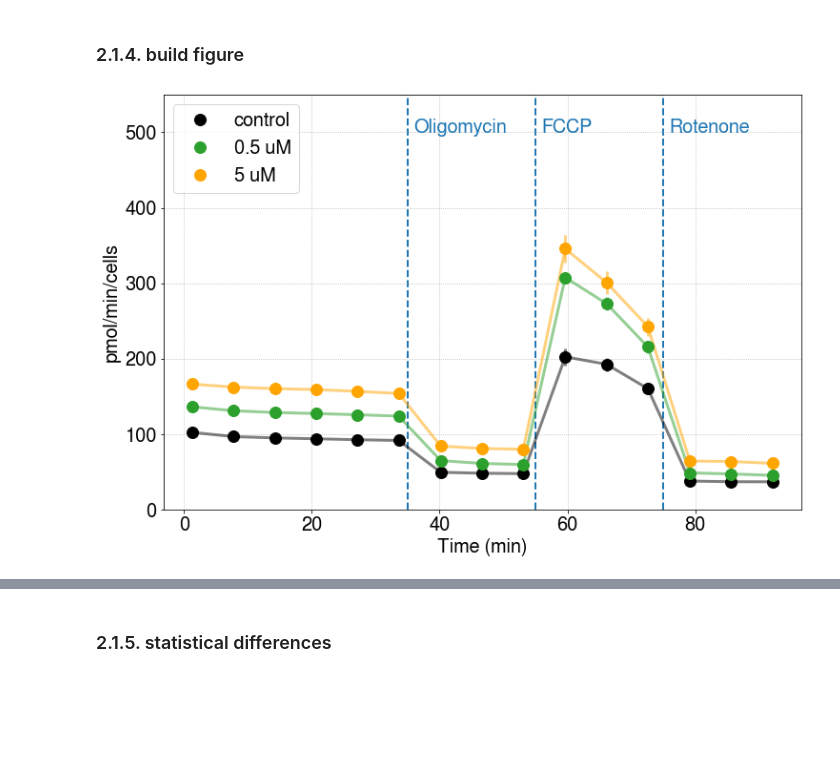
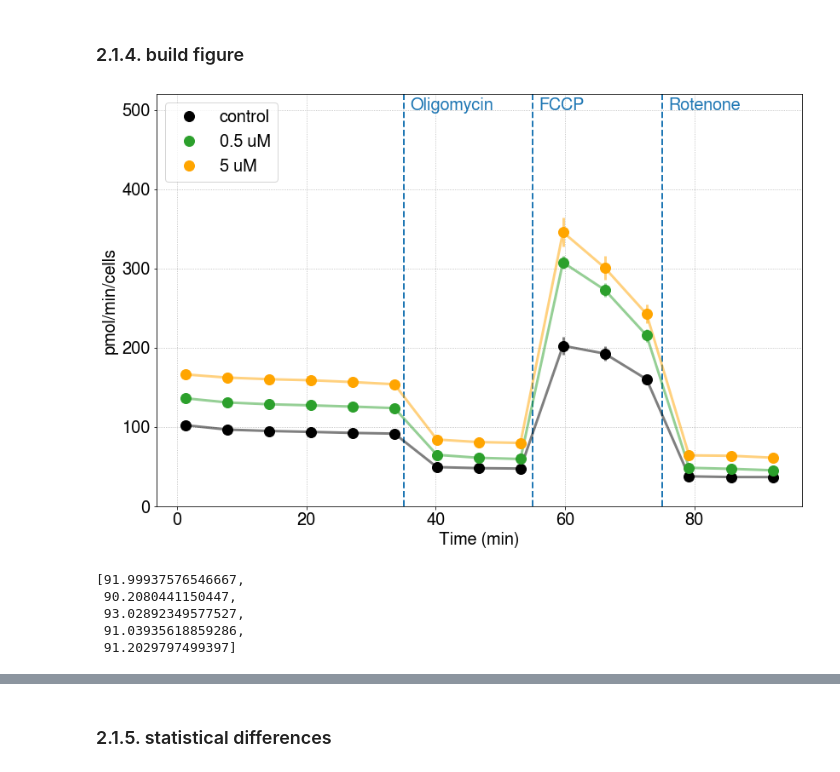
Before and after one commit to adelomana/HUVECs, a Jupyter notebook: Figure.2.seahorse/seahorse plotter v001.ipynb, the cells around one changed output, grey strips where cells are left out. Drawn from its saved outputs; the diff is of its cells as text; code cells hidden in the pictures; blank space fills up the shorter version.

```diff
--- a/Figure.2.seahorse/seahorse plotter v001.ipynb
+++ b/Figure.2.seahorse/seahorse plotter v001.ipynb
@@ -265,34 +268,44 @@ mean = normalized_black.mean(axis=1)
 std = normalized_black.std(axis=1)
 matplotlib.pyplot.errorbar(timepoints, mean, std, lw=3, color='black', alpha=1/2)
 matplotlib.pyplot.plot(timepoints, mean, 'o', color='black', ms=12, label='control', zorder=999)
 
 mean = normalized_green.mean(axis=1)
 std = normalized_green.std(axis=1)
 matplotlib.pyplot.errorbar(timepoints, mean, std, lw=3, color='#2CA02C', alpha=1/2)
 matplotlib.pyplot.plot(timepoints, mean, 'o', color='#2CA02C', ms=12, label='0.5 uM', zorder=999)
 
 mean = normalized_orange.mean(axis=1)
 std = normalized_orange.std(axis=1)
 matplotlib.pyplot.errorbar(timepoints, mean, std, lw=3, color='#FFA500', alpha=1/2)
 matplotlib.pyplot.plot(timepoints, mean, 'o', color='#FFA500', ms=12, label='5 uM', zorder=999)
 
 matplotlib.pyplot.grid(ls=':')
 
 matplotlib.pyplot.axvline(x=35, ls='--', lw=2, color='tab:blue', zorder=1)
 matplotlib.pyplot.axvline(x=55, ls='--', lw=2, color='tab:blue', zorder=1)
 matplotlib.pyplot.axvline(x=75, ls='--', lw=2, color='tab:blue', zorder=1)
 
 matplotlib.pyplot.text(36, 500, 'Oligomycin', color='tab:blue')
 matplotlib.pyplot.text(56, 500, 'FCCP', color='tab:blue')
 matplotlib.pyplot.text(76, 500, 'Rotenone', color='tab:blue')
 
 matplotlib.pyplot.xlabel('Time (min)')
 matplotlib.pyplot.ylabel('pmol/min/cells')
 matplotlib.pyplot.legend(loc=2)
-matplotlib.pyplot.ylim([0, 550])
+matplotlib.pyplot.ylim([0, 520])
+matplotlib.pyplot.tight_layout()
 
-matplotlib.pyplot.show()
+#matplotlib.pyplot.show()
 
-#matplotlib.pyplot.savefig('seahorse.4h.svg')
+matplotlib.pyplot.savefig('seahorse.4h.svg')
 # %% [output]
-[figure, old version]
+[figure, new version]
+# %%
+normalized_black.iloc[5, :].to_list()
+#normalized_black.iloc[9, :]
+# %% [output]
+[91.99937576546667,
+ 90.2080441150447,
+ 93.02892349577527,
+ 91.03935618859286,
+ 91.2029797499397]
```
Also changed, not shown: parts of 41 cells of this notebook.
